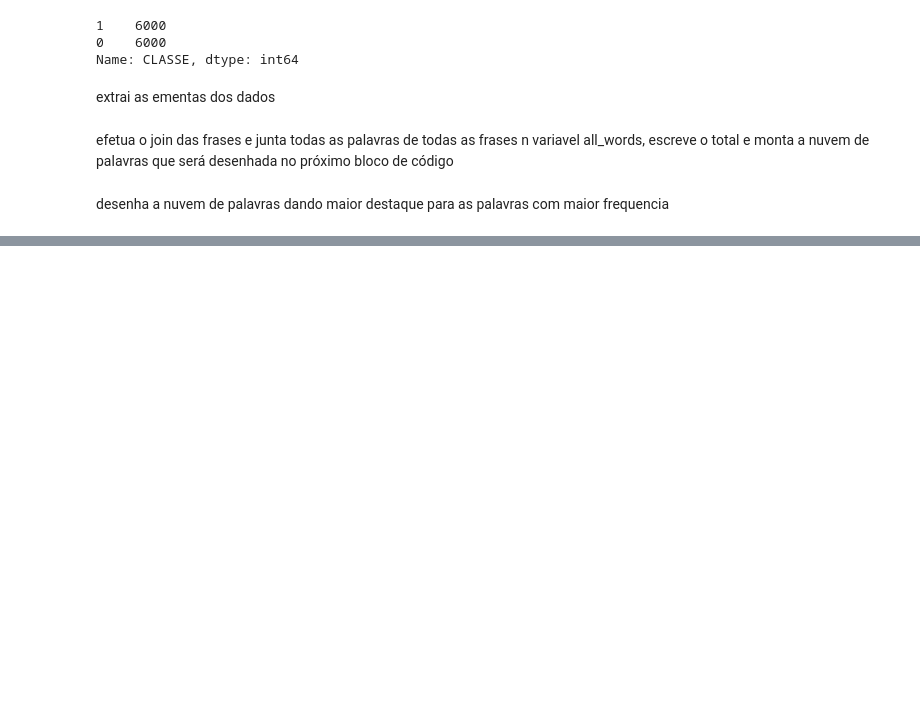
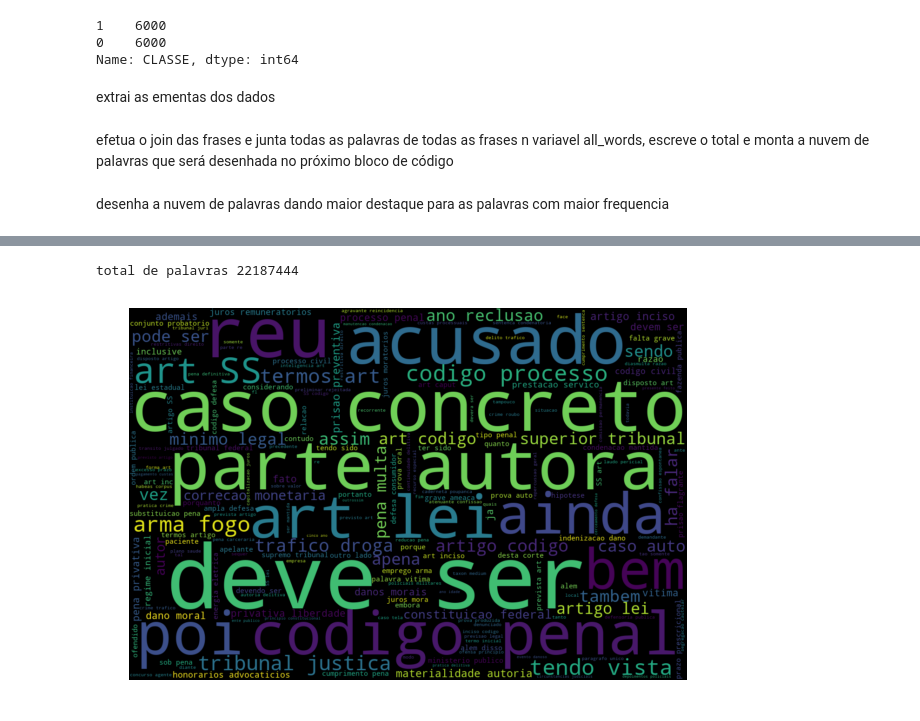
Before and after one commit to julianopacheco/classificacao-textos-juridicos, a Jupyter notebook: trabalhando_com_palavras.ipynb, the cells around one changed output, grey strips where cells are left out. Drawn from its saved outputs; the diff is of its cells as text; code cells hidden in the pictures; blank space fills up the shorter version.

```diff
--- a/trabalhando_com_palavras.ipynb
+++ b/trabalhando_com_palavras.ipynb
@@ -91,0 +251,6 @@ total de palavras 34572045
+# %%
+nuvem_palavras_processadas = gera_nuvem_palavras(dados_civil_e_crime.EMENTAS_PROCESSADAS)
+desenha_palavras(nuvem_palavras_processadas)
+# %% [output]
+total de palavras 22187444
+[figure, added]
```
Also changed, not shown: parts of 26 cells of this notebook, 7 other files.
